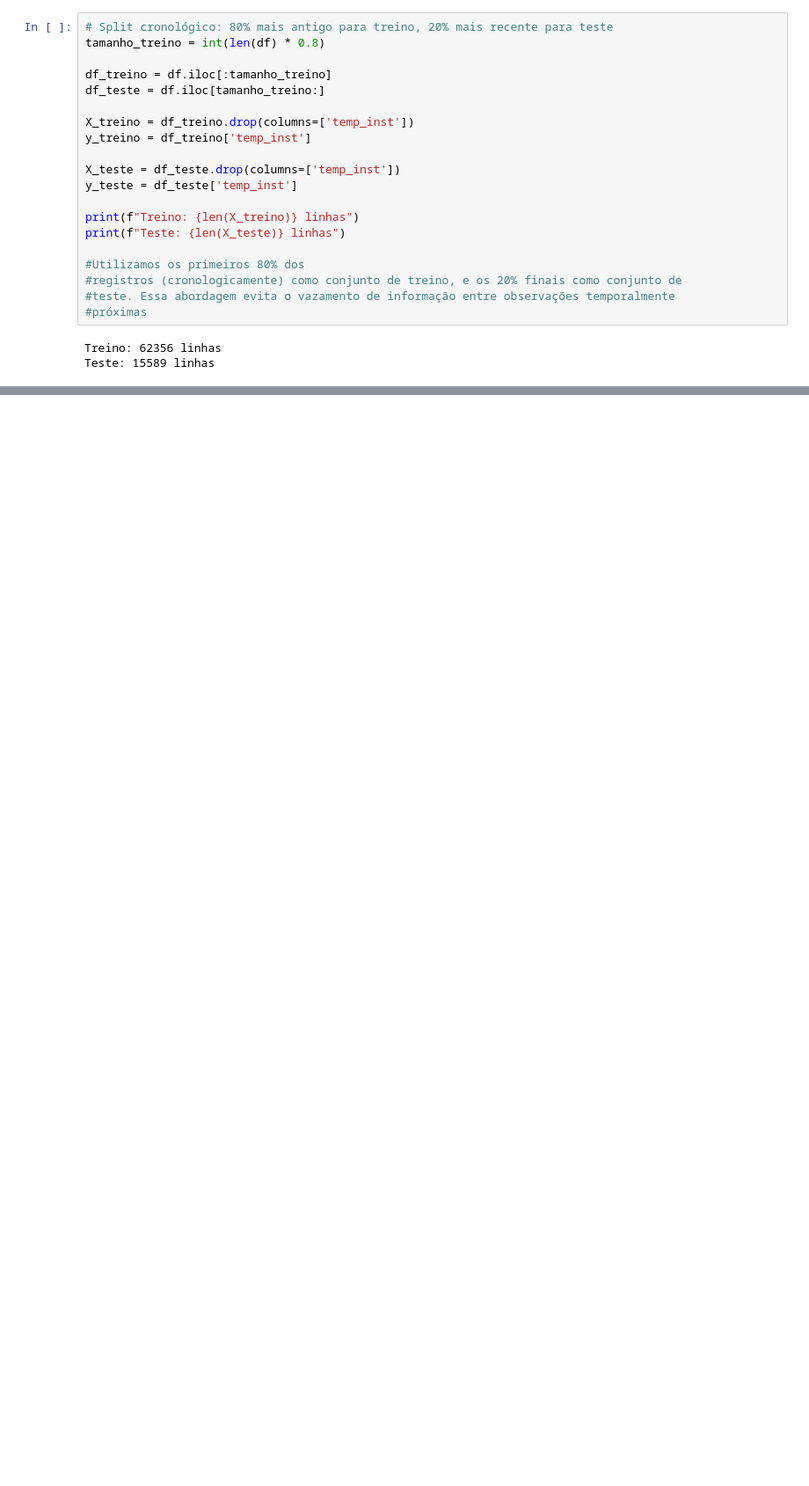
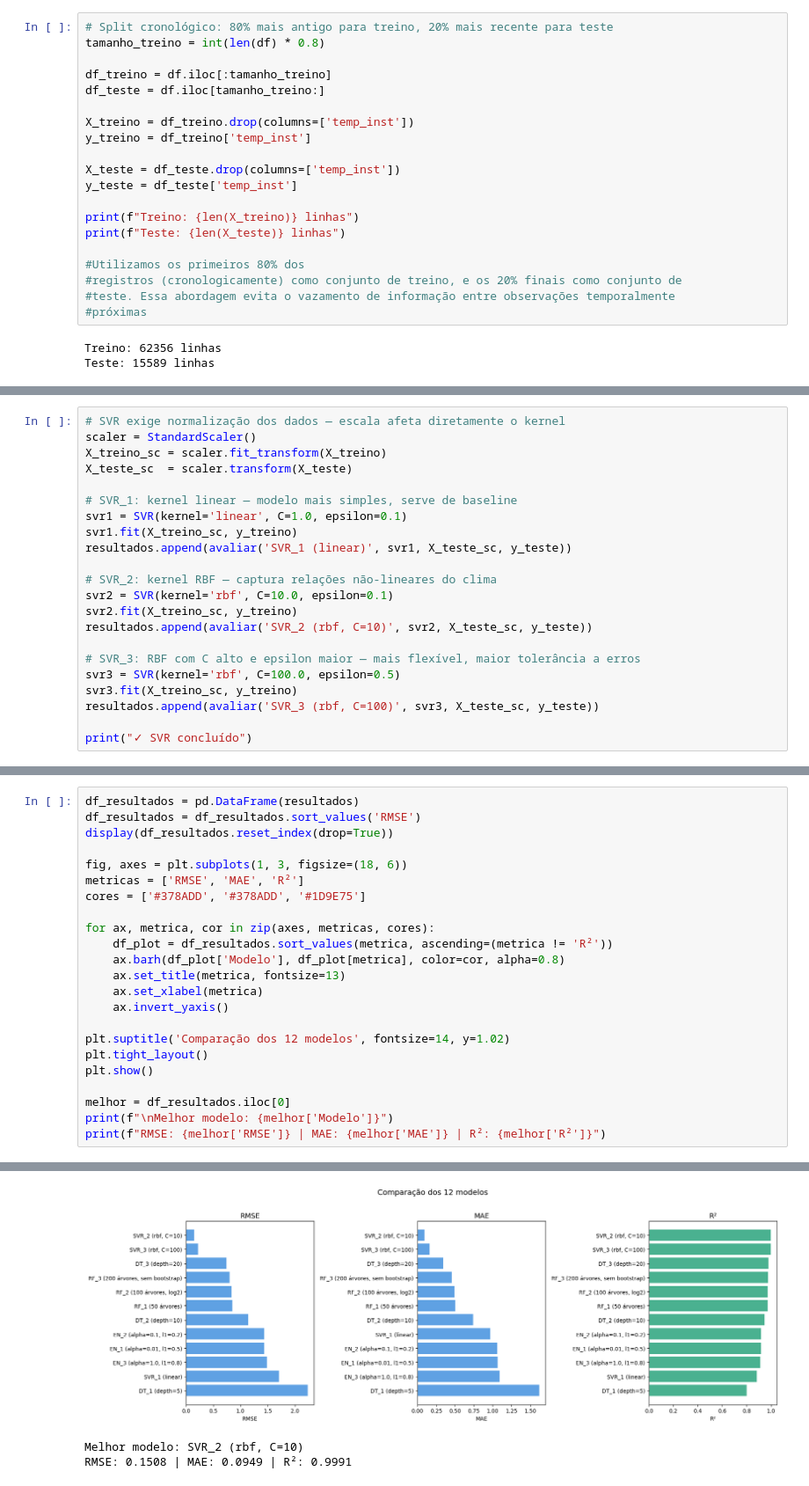
Before and after one commit to enzobanin/AnaliseDeDadosTemperatura, a Jupyter notebook: TempArInst.ipynb, the cells around one changed output, grey strips where cells are left out. Shown at 88% size. Cells and saved outputs as stored; diff of their text form; blank space fills up the shorter version.

```diff
--- a/TempArInst.ipynb
+++ b/TempArInst.ipynb
@@ -164,0 +257,22 @@ Teste: 15589 linhas
+# %%
+# SVR exige normalização dos dados — escala afeta diretamente o kernel
+scaler = StandardScaler()
+X_treino_sc = scaler.fit_transform(X_treino)
+X_teste_sc  = scaler.transform(X_teste)
+
+# SVR_1: kernel linear — modelo mais simples, serve de baseline
+svr1 = SVR(kernel='linear', C=1.0, epsilon=0.1)
+svr1.fit(X_treino_sc, y_treino)
+resultados.append(avaliar('SVR_1 (linear)', svr1, X_teste_sc, y_teste))
+
+# SVR_2: kernel RBF — captura relações não-lineares do clima
+svr2 = SVR(kernel='rbf', C=10.0, epsilon=0.1)
+svr2.fit(X_treino_sc, y_treino)
+resultados.append(avaliar('SVR_2 (rbf, C=10)', svr2, X_teste_sc, y_teste))
+
+# SVR_3: RBF com C alto e epsilon maior — mais flexível, maior tolerância a erros
+svr3 = SVR(kernel='rbf', C=100.0, epsilon=0.5)
+svr3.fit(X_treino_sc, y_treino)
+resultados.append(avaliar('SVR_3 (rbf, C=100)', svr3, X_teste_sc, y_teste))
+
+print("✓ SVR concluído")
@@ -164,0 +283,24 @@ Teste: 15589 linhas
+# %%
+df_resultados = pd.DataFrame(resultados)
+df_resultados = df_resultados.sort_values('RMSE')
+display(df_resultados.reset_index(drop=True))
+
+fig, axes = plt.subplots(1, 3, figsize=(18, 6))
+metricas = ['RMSE', 'MAE', 'R²']
+cores = ['#378ADD', '#378ADD', '#1D9E75']
+
+for ax, metrica, cor in zip(axes, metricas, cores):
+    df_plot = df_resultados.sort_values(metrica, ascending=(metrica != 'R²'))
+    ax.barh(df_plot['Modelo'], df_plot[metrica], color=cor, alpha=0.8)
+    ax.set_title(metrica, fontsize=13)
+    ax.set_xlabel(metrica)
+    ax.invert_yaxis()
+
+plt.suptitle('Comparação dos 12 modelos', fontsize=14, y=1.02)
+plt.tight_layout()
+plt.show()
+
+melhor = df_resultados.iloc[0]
+print(f"\nMelhor modelo: {melhor['Modelo']}")
+print(f"RMSE: {melhor['RMSE']} | MAE: {melhor['MAE']} | R²: {melhor['R²']}")
+# %% [output]
@@ -164,0 +320,3 @@ Teste: 15589 linhas
+[figure, added]
+Melhor modelo: SVR_2 (rbf, C=10)
+RMSE: 0.1508 | MAE: 0.0949 | R²: 0.9991
```
Also changed, not shown: parts of 17 cells of this notebook.
